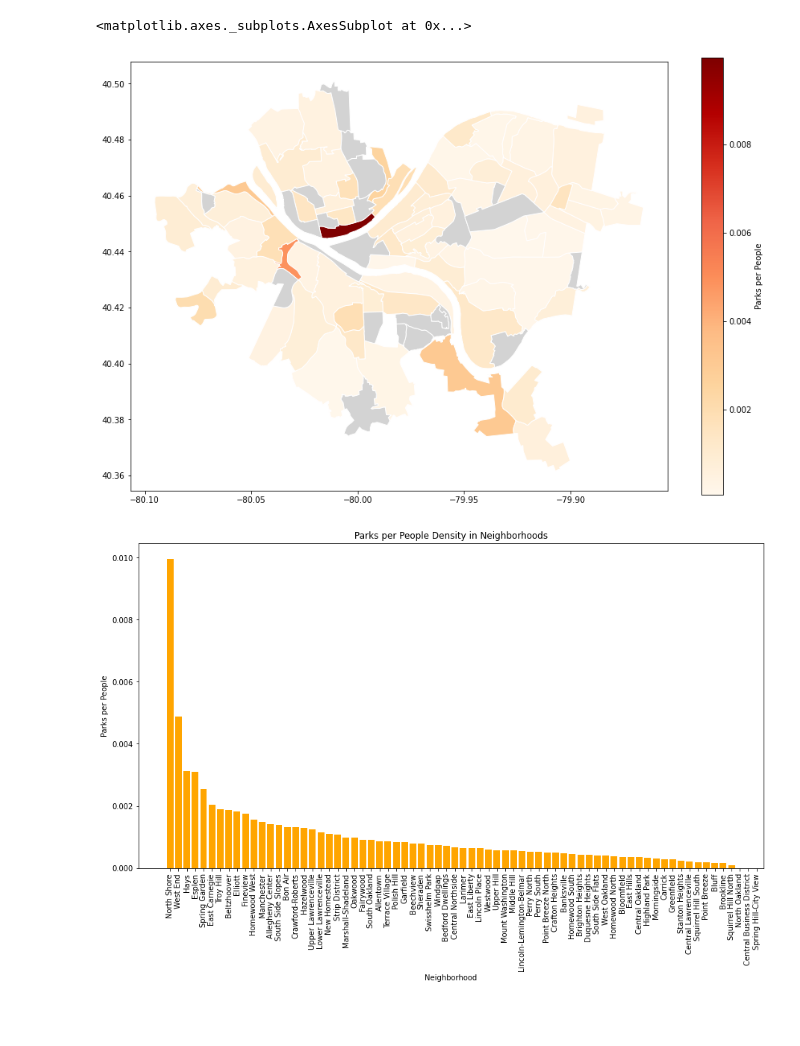
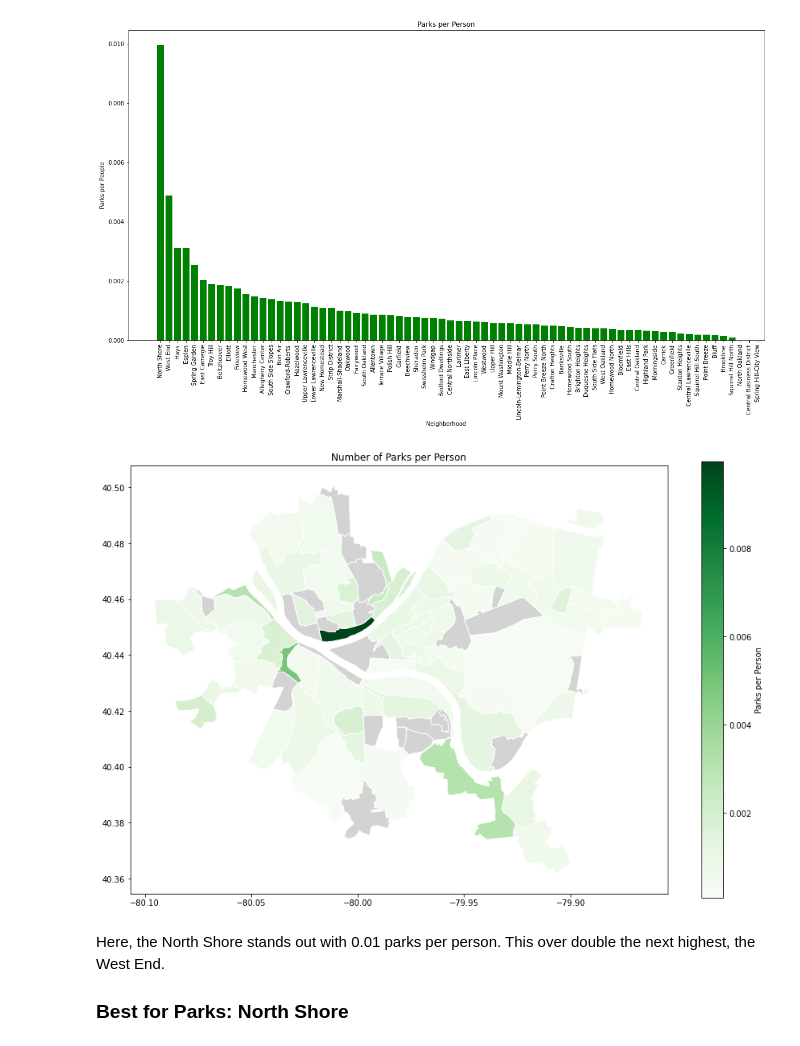
Before and after one commit to aidanmchugh12/FINAL_bigideas, a Jupyter notebook: Trey/Parks.ipynb, the cells around one changed output. Cells and saved outputs as stored; diff of their text form; code cells hidden in the pictures; blank space fills up the shorter version.

```diff
--- a/Trey/Parks.ipynb
+++ b/Trey/Parks.ipynb
@@ -51,36 +45,35 @@ park_map.plot(column='park_count', # set the data to be used for coloring
 # %%
 populations = pd.read_csv("populations.csv")
 
 merged_data = park_map.merge(populations, how="left", left_on="hood", right_on="Neighborhood")
 
 # Calculate people per parks density
 merged_data["parks_per_people"] = merged_data["park_count"] / merged_data["2020_Total_Population"]
 
-merged_data.plot(column='parks_per_people', # set the data to be used for coloring
-               cmap='OrRd',              # choose a color palette
-               edgecolor="white",        # outline the districts in white
-               legend=True,              # show the legend
-               legend_kwds={'label': "Parks per People"}, # label the legend
-               figsize=(15, 10),         # set the size
-               missing_kwds={"color": "lightgrey"} # set disctricts with no data to gray
+merged_data_sorted = merged_data.sort_values(by="parks_per_people", ascending=False)
+plt.figure(figsize = (20,10))
+plt.bar(merged_data_sorted["hood"], merged_data_sorted["parks_per_people"], color='green')
+plt.title("Parks per Person")
+plt.xlabel("Neighborhood")
+plt.ylabel("Parks per People")
+plt.xticks(rotation=90)
+plt.show()
+
+merged_data.plot(column='parks_per_people',
+               cmap='Greens',
+               edgecolor="white",
+               legend=True,
+               legend_kwds={'label': "Parks per Person"},
+               figsize=(15, 10),
+               missing_kwds={"color": "lightgrey"}
                )
+
+plt.title("Number of Parks per Person")
+plt.show()
 # %% [output]
-<matplotlib.axes._subplots.AxesSubplot at 0x...>
-[figure, old version]
+[figure, new version]
+[figure, added]
-# %%
-fig, ax = plt.subplots(figsize=(15, 8))
-merged_data_sorted = merged_data.sort_values(by="parks_per_people", ascending=False)
-ax.bar(merged_data_sorted["hood"], merged_data_sorted["parks_per_people"], color='orange')
-
-# Set plot title and labels
-plt.title("Parks per People Density in Neighborhoods")
-plt.xlabel("Neighborhood")
-plt.ylabel("Parks per People")
-
-# Rotate x-axis labels for better readability
-plt.xticks(rotation=90)
-
-# Show the plot
-plt.show()
-# %% [output]
-[figure, removed]
+# %% [markdown]
+Here, the North Shore stands out with 0.01 parks per person. This over double the next highest, the West End.
+
+<h3>Best for Parks: North Shore</h3>
```
Also changed, not shown: parts of 5 cells of this notebook.
